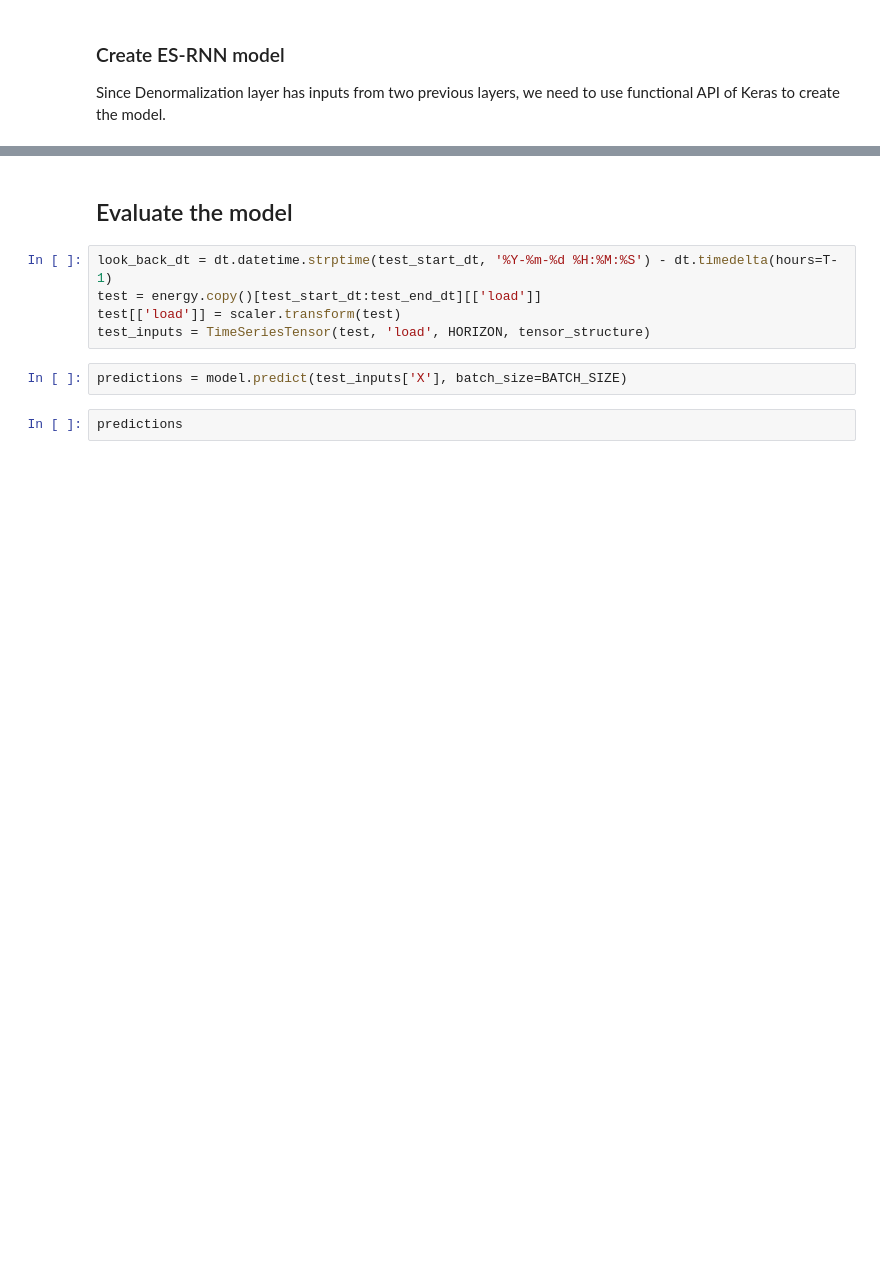
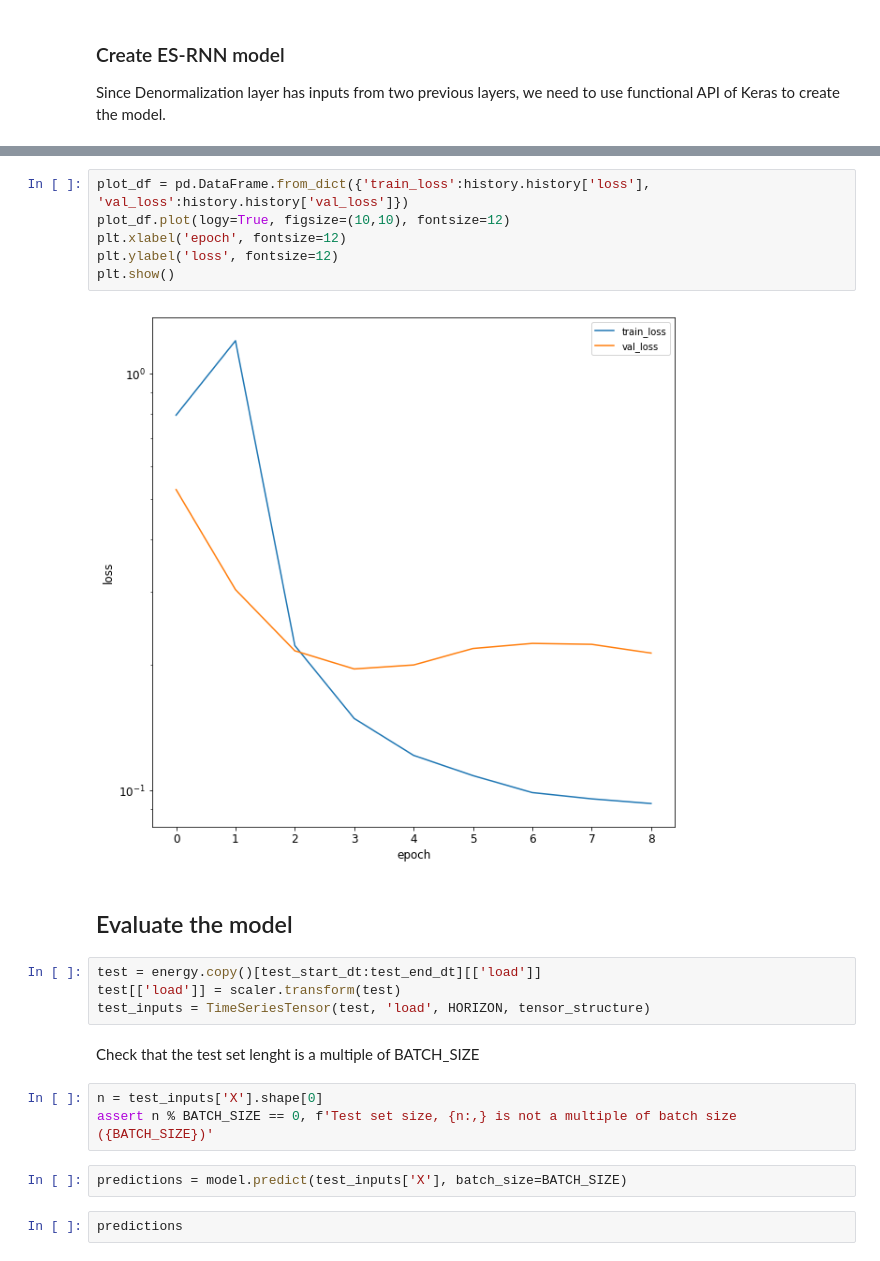
Before and after one commit to Azure/DeepLearningForTimeSeriesForecasting, a Jupyter notebook: 4_ES_RNN.ipynb, the cells around one changed output, grey strips where cells are left out. Cells and saved outputs as stored; diff of their text form; blank space fills up the shorter version.

```diff
--- a/4_ES_RNN.ipynb
+++ b/4_ES_RNN.ipynb
@@ -335,10 +325,22 @@ Epoch 10/10
+# %%
+plot_df = pd.DataFrame.from_dict({'train_loss':history.history['loss'], 'val_loss':history.history['val_loss']})
+plot_df.plot(logy=True, figsize=(10,10), fontsize=12)
+plt.xlabel('epoch', fontsize=12)
+plt.ylabel('loss', fontsize=12)
+plt.show()
+# %% [output]
+[figure, added]
 # %% [markdown]
 ## Evaluate the model
 # %%
-look_back_dt = dt.datetime.strptime(test_start_dt, '%Y-%m-%d %H:%M:%S') - dt.timedelta(hours=T-1)
 test = energy.copy()[test_start_dt:test_end_dt][['load']]
 test[['load']] = scaler.transform(test)
 test_inputs = TimeSeriesTensor(test, 'load', HORIZON, tensor_structure)
+# %% [markdown]
+Check that the test set lenght is a multiple of BATCH_SIZE
+# %%
+n = test_inputs['X'].shape[0]
+assert n % BATCH_SIZE == 0, f'Test set size, {n:,} is not a multiple of batch size ({BATCH_SIZE})'
 # %%
 predictions = model.predict(test_inputs['X'], batch_size=BATCH_SIZE)
 # %%
```
Also changed, not shown: parts of 34 cells of this notebook.
